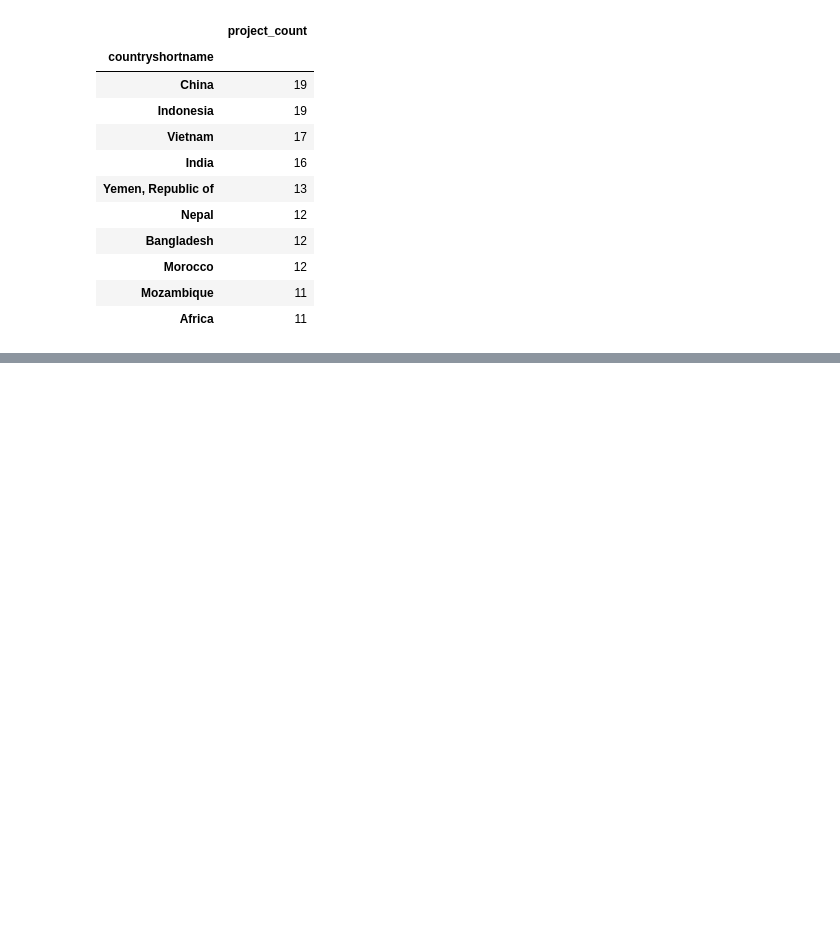
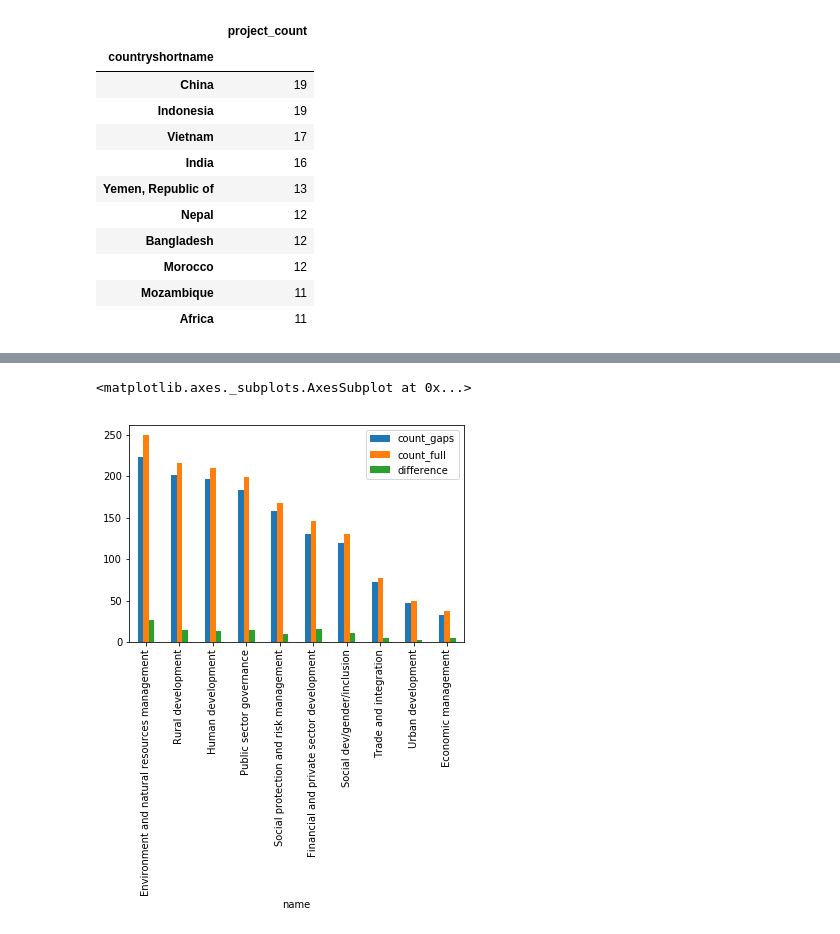
Before and after one commit to dudikbender/springboard, a Jupyter notebook: data_wrangling_json/sliderule_dsi_json_exercise.ipynb, the cells around one changed output, grey strips where cells are left out. Saved outputs shown, nothing was run; the diff lists cells and outputs as text; code cells hidden in the pictures; blank space fills up the shorter version.

Commit message:
completed all questions, included graph of differences

```diff
--- a/data_wrangling_json/sliderule_dsi_json_exercise.ipynb
+++ b/data_wrangling_json/sliderule_dsi_json_exercise.ipynb
@@ -164,0 +188,9 @@ result.groupby('name').count().sort_values('code', ascending=False).head(10)
+# %%
+## Compare the two tables of top tens, in table and graph form
+combined = pd.merge(gaps, full, on='name')
+combined.columns = ['count_gaps', 'count_full']
+combined['difference'] = combined['count_full'] - combined['count_gaps']
+combined.head(10).plot(kind='bar')
+# %% [output]
+<matplotlib.axes._subplots.AxesSubplot at 0x...>
+[figure, added]
```
Also changed, not shown: parts of 4 cells of this notebook.
